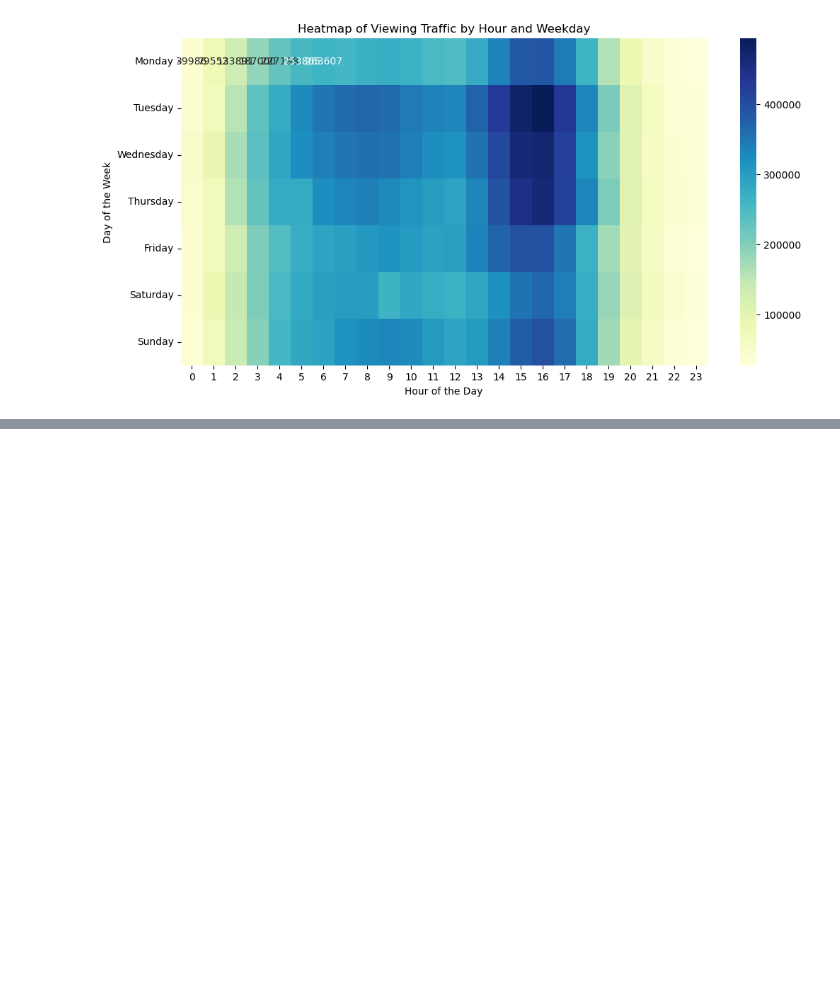
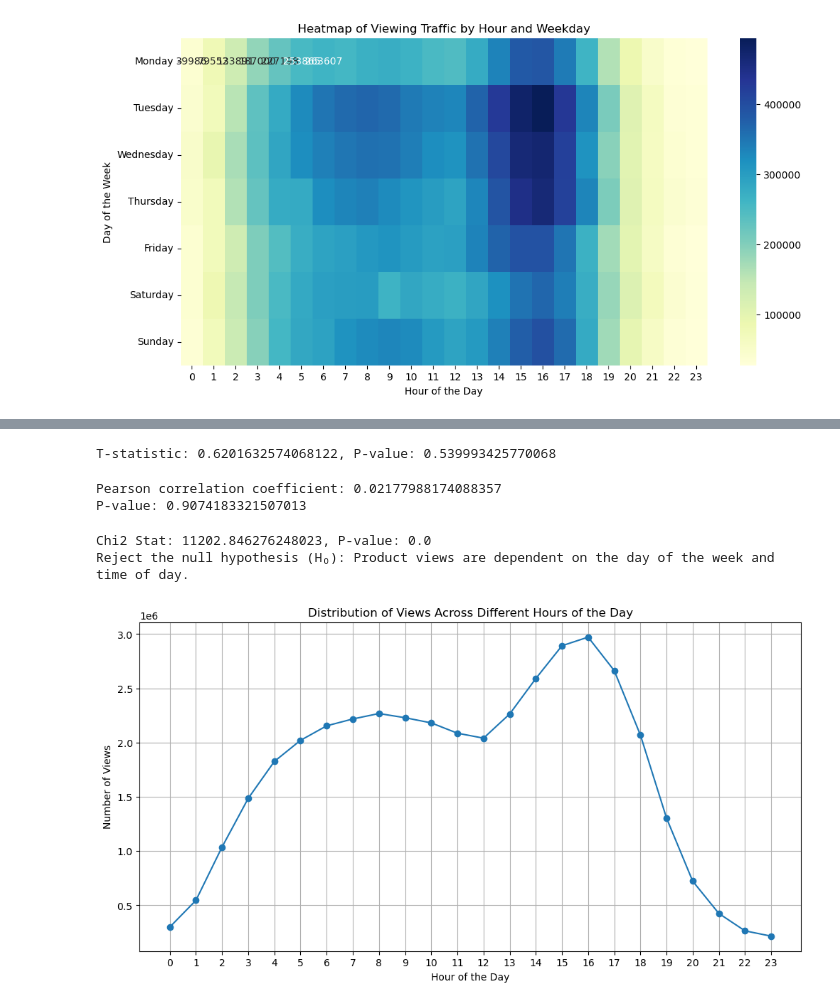
Before and after one commit to Esorte/ICCS361Project1, a Jupyter notebook: EDA/EDA.ipynb, the cells around one changed output, grey strips where cells are left out. Cells and saved outputs as stored; diff of their text form; code cells hidden in the pictures; blank space fills up the shorter version.

```diff
--- a/EDA/EDA.ipynb
+++ b/EDA/EDA.ipynb
@@ -12,6 +11,6 @@ from sklearn.preprocessing import LabelEncoder, OneHotEncoder
 from sklearn.preprocessing import StandardScaler
 import matplotlib.pyplot as plt
 # %%
-df = pd.read_csv('2019-Oct.csv')
+df = pd.read_csv('/Users/krits/Documents/GitHub/ICCS361Project1/DATA/2019-Oct.csv')
 df
 # %% [output]
@@ -398,0 +410,68 @@ plt.show()
+# %%
+from scipy.stats import ttest_ind
+
+weekend_sales = purchase_data[purchase_data['event_time'].dt.dayofweek >= 5].groupby('date').size()
+weekday_sales = purchase_data[purchase_data['event_time'].dt.dayofweek < 5].groupby('date').size()
+
+t_stat, p_value = ttest_ind(weekend_sales, weekday_sales)
+
+print(f"T-statistic: {t_stat}, P-value: {p_value}")
+# %% [output]
+T-statistic: 0.6201632574068122, P-value: 0.539993425770068
+# %%
+from scipy.stats import pearsonr
+
+
+df['purchase_time'] = pd.to_datetime(df['event_time'])
+
+sales_by_date = df[df['event_type'] == 'purchase'].groupby(df['purchase_time'].dt.date).size().reset_index(name='sales_count')
+
+sales_by_date['date_ordinal'] = pd.to_datetime(sales_by_date['purchase_time']).apply(lambda x: x.toordinal())
+
+correlation, p_value = pearsonr(sales_by_date['date_ordinal'], sales_by_date['sales_count'])
+
+print("Pearson correlation coefficient:", correlation)
+print("P-value:", p_value)
+# %% [output]
+Pearson correlation coefficient: 0.02177988174088357
+P-value: 0.9074183321507013
+# %%
+from scipy.stats import chi2_contingency
+
+# temp_df = df.sample(n=10000, random_state=42)
+
+df['event_time'] = pd.to_datetime(df['event_time'])
+
+df['hour'] = df['event_time'].dt.hour
+df['day_of_week'] = df['event_time'].dt.dayofweek
+
+df['is_weekend'] = df['day_of_week'] >= 5
+df['is_evening'] = (df['hour'] >= 12) & (df['hour'] < 17)
+view_data = df[df['event_type'] == 'view']
+contingency_table = pd.crosstab(view_data['is_weekend'], view_data['is_evening'])
+
+chi2_stat, p_val, dof, expected = chi2_contingency(contingency_table)
+
+print(f"Chi2 Stat: {chi2_stat}, P-value: {p_val}")
+if p_val < 0.05:
+    print("Reject the null hypothesis (H₀): Product views are dependent on the day of the week and time of day.")
+else:
+    print("Fail to reject the null hypothesis (H₀): Product views are independent of the day of the week and time of day.")
+# %% [output]
+Chi2 Stat: 11202.846276248023, P-value: 0.0
+Reject the null hypothesis (H₀): Product views are dependent on the day of the week and time of day.
+# %%
+# Group by hour and count the number of views
+hourly_views = df[df['event_type'] == 'view'].groupby('hour').size()
+
+# Plot the distribution of views across different hours of the day
+plt.figure(figsize=(12, 6))
+plt.plot(hourly_views.index, hourly_views.values, marker='o')
+plt.title('Distribution of Views Across Different Hours of the Day')
+plt.xlabel('Hour of the Day')
+plt.ylabel('Number of Views')
+plt.grid(True)
+plt.xticks(range(0, 24))
+plt.show()
+# %% [output]
+[figure, added]
```
Also changed, not shown: parts of 8 cells of this notebook.
